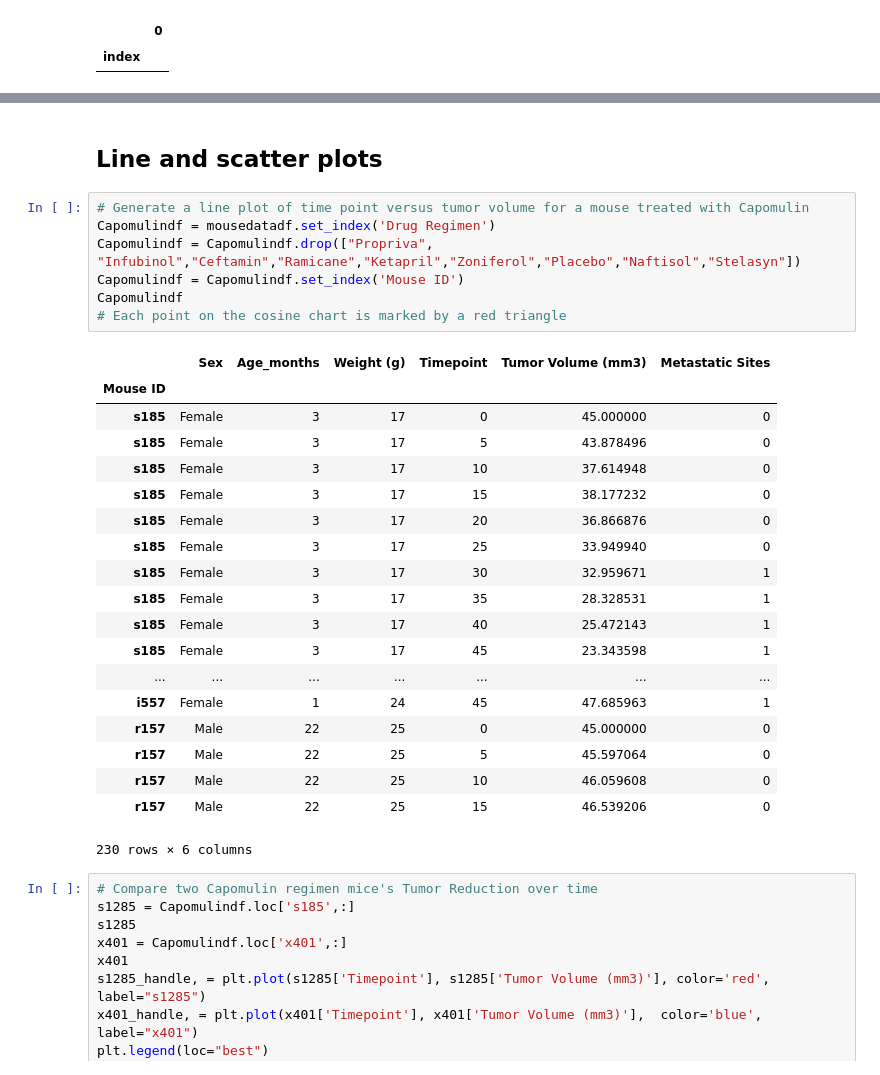
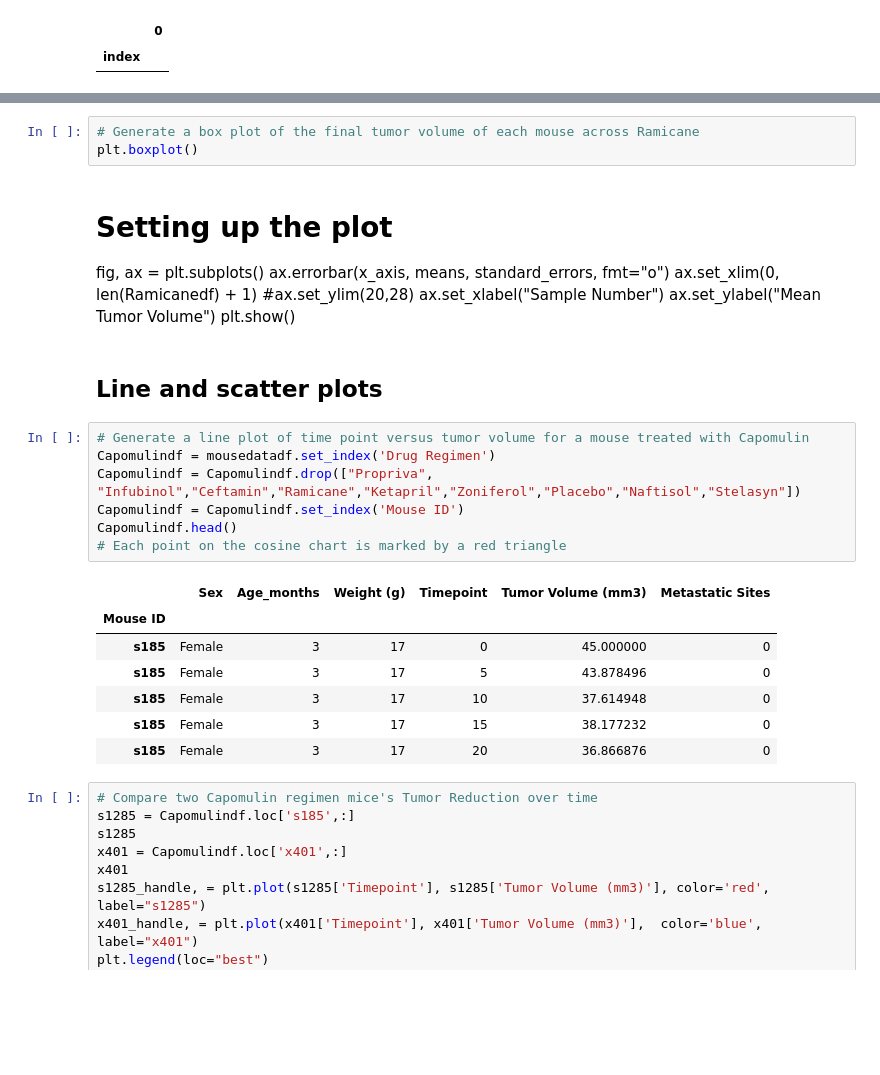
Before and after one commit to Aquanewbie/Brandon-Cornejo-Data-Analytics-HW, a Jupyter notebook: Homework5/Pymaceuticals/pymaceuticals_starter.ipynb, the cells around one changed output, grey strips where cells are left out. Drawn from its saved outputs; the diff is of its cells as text; blank space fills up the shorter version.

```diff
--- a/Homework5/Pymaceuticals/pymaceuticals_starter.ipynb
+++ b/Homework5/Pymaceuticals/pymaceuticals_starter.ipynb
@@ -474,32 +451,32 @@ plt.show()
+# %%
+# Generate a box plot of the final tumor volume of each mouse across Ramicane
+plt.boxplot()
+# %% [markdown]
+# Setting up the plot
+fig, ax = plt.subplots()
+ax.errorbar(x_axis, means, standard_errors, fmt="o")
+ax.set_xlim(0, len(Ramicanedf) + 1)
+#ax.set_ylim(20,28)
+ax.set_xlabel("Sample Number")
+ax.set_ylabel("Mean Tumor Volume")
+plt.show()
 # %% [markdown]
 ## Line and scatter plots
 # %%
 # Generate a line plot of time point versus tumor volume for a mouse treated with Capomulin
 Capomulindf = mousedatadf.set_index('Drug Regimen')
 Capomulindf = Capomulindf.drop(["Propriva", "Infubinol","Ceftamin","Ramicane","Ketapril","Zoniferol","Placebo","Naftisol","Stelasyn"])
 Capomulindf = Capomulindf.set_index('Mouse ID')
-Capomulindf
+Capomulindf.head()
 # Each point on the cosine chart is marked by a red triangle
 # %% [output]
 |  | Sex | Age_months | Weight (g) | Timepoint | Tumor Volume (mm3) | Metastatic Sites |
 | Mouse ID |  |  |  |  |  |  |
 | s185 | Female | 3 | 17 | 0 | 45.000000 | 0 |
 | s185 | Female | 3 | 17 | 5 | 43.878496 | 0 |
 | s185 | Female | 3 | 17 | 10 | 37.614948 | 0 |
 | s185 | Female | 3 | 17 | 15 | 38.177232 | 0 |
 | s185 | Female | 3 | 17 | 20 | 36.866876 | 0 |
-| s185 | Female | 3 | 17 | 25 | 33.949940 | 0 |
-| s185 | Female | 3 | 17 | 30 | 32.959671 | 1 |
-| s185 | Female | 3 | 17 | 35 | 28.328531 | 1 |
-| s185 | Female | 3 | 17 | 40 | 25.472143 | 1 |
-| s185 | Female | 3 | 17 | 45 | 23.343598 | 1 |
-| ... | ... | ... | ... | ... | ... | ... |
-| i557 | Female | 1 | 24 | 45 | 47.685963 | 1 |
-| r157 | Male | 22 | 25 | 0 | 45.000000 | 0 |
-| r157 | Male | 22 | 25 | 5 | 45.597064 | 0 |
-| r157 | Male | 22 | 25 | 10 | 46.059608 | 0 |
-| r157 | Male | 22 | 25 | 15 | 46.539206 | 0 |
-230 rows × 6 columns
 # %%
 # Compare two Capomulin regimen mice's Tumor Reduction over time
 s1285 = Capomulindf.loc['s185',:]
```
Also changed, not shown: parts of 10 cells of this notebook, 1 other file.
